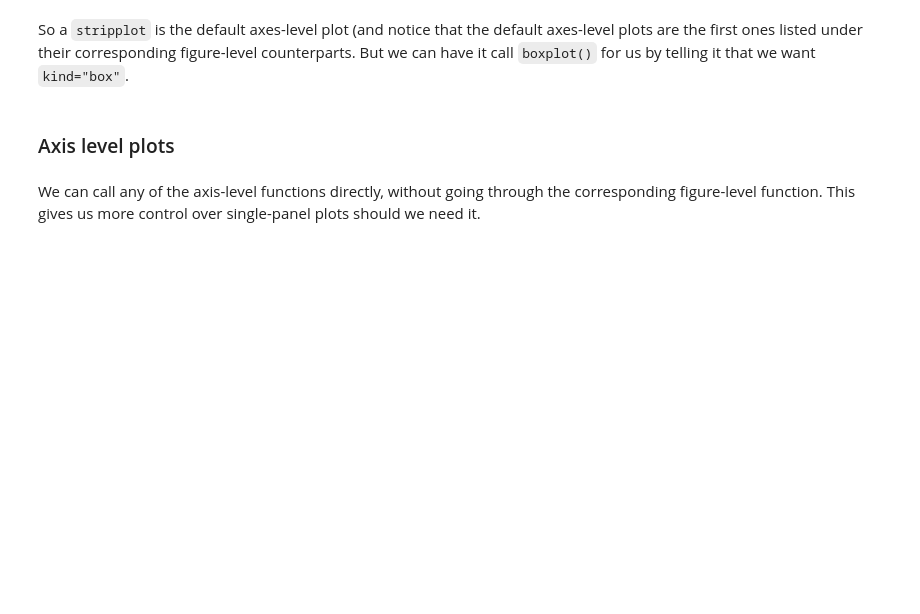
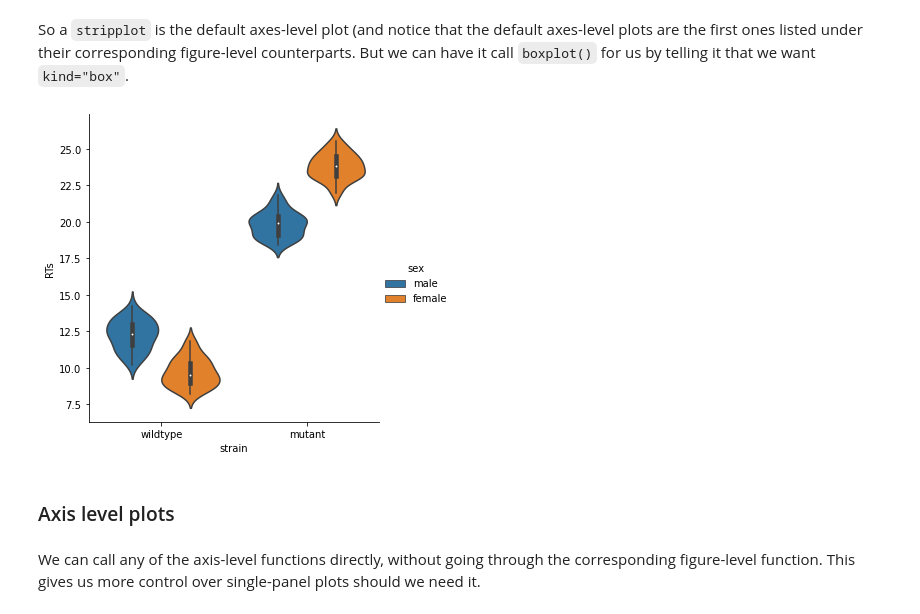
Before and after one commit to psychdatascience/FDS-CourseOne, a Jupyter notebook: tutorial020.ipynb, the cells around one changed output. Saved outputs shown, nothing was run; the diff lists cells and outputs as text; code cells hidden in the pictures; blank space fills up the shorter version.

```diff
--- a/tutorial020.ipynb
+++ b/tutorial020.ipynb
@@ -156,7 +186,9 @@ sns.catplot(y = "RTs", x="strain", data = our_data, hue = "sex");
 # %% [markdown]
 So a `stripplot` is the default axes-level plot (and notice that the default axes-level plots are the first ones listed under their corresponding figure-level counterparts. But we can have it call `boxplot()` for us by telling it that we want `kind="box"`.
 # %%
-sns.catplot(y = "RTs", x="strain", data = our_data, hue = "sex", kind="box");
+sns.catplot(y = "RTs", x="strain", data = our_data, hue = "sex", kind="violin");
+# %% [output]
+[figure, added]
 # %% [markdown]
 ### Axis level plots
 # %% [markdown]
```
Also changed, not shown: parts of 15 cells of this notebook.
